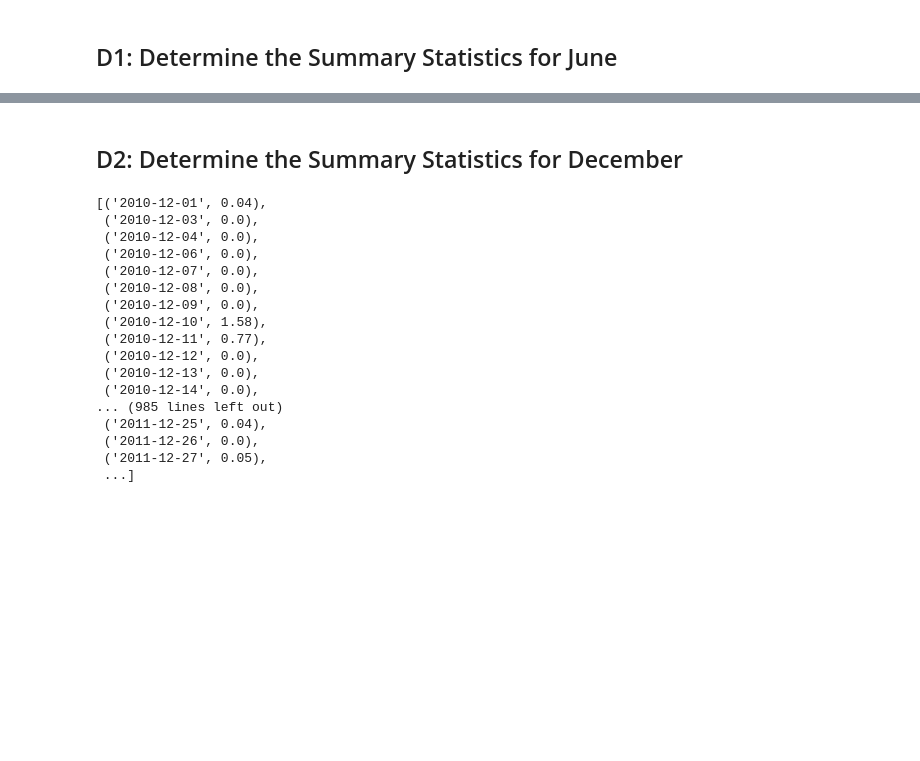
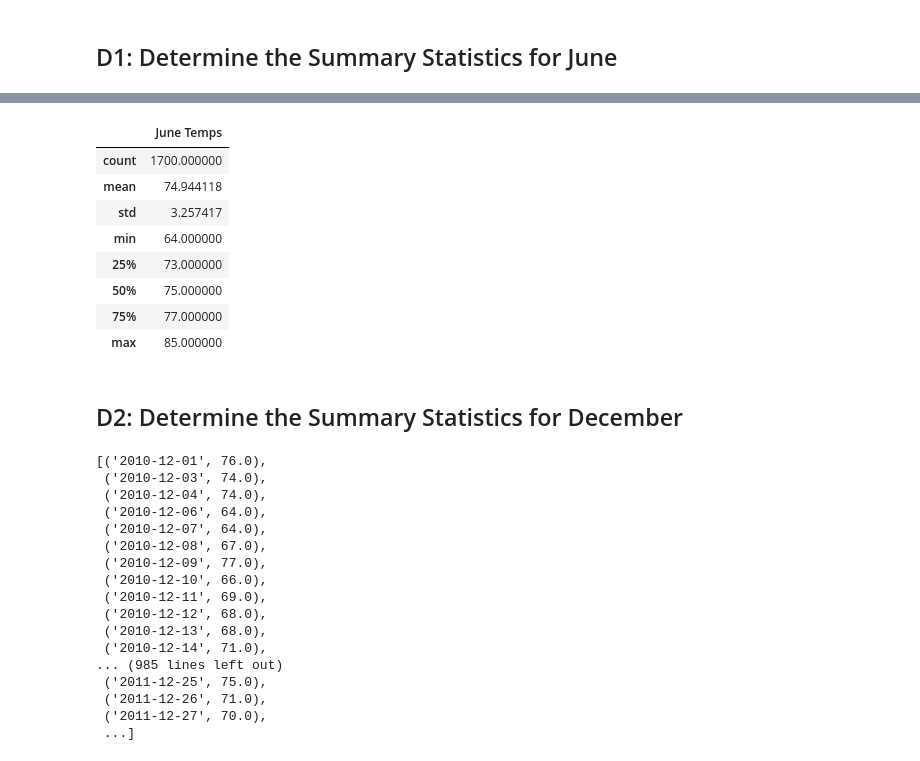
Before and after one commit to HartChrisT/surfs_up, a Jupyter notebook: SurfsUp_Challenge.ipynb, the cells around one changed output, grey strips where cells are left out. Saved outputs shown, nothing was run; the diff lists cells and outputs as text; code cells hidden in the pictures; blank space fills up the shorter version.

```diff
--- a/SurfsUp_Challenge.ipynb
+++ b/SurfsUp_Challenge.ipynb
@@ -50,5 +57,12 @@ session.query(Measurement.date, Measurement.prcp).\
  ...]
 # %%
 #  3. Convert the June temperatures to a list.
+june_list = []
+june_list = session.query(Measurement.date, Measurement.tobs).\
+    filter(func.strftime("%m", Measurement.date) == '06').all()
 # %%
 # 4. Create a DataFrame from the list of temperatures for the month of June.
+june_df  = pd.DataFrame(june_list, columns=['date','June Temps'])
+june_df.set_index(june_df['date'], inplace=True)
+june_df.sort_index()
+print(june_df.to_string(index=False))
@@ -55,28 +87,39 @@ session.query(Measurement.date, Measurement.prcp).\
 # %%
 # 5. Calculate and print out the summary statistics for the June temperature DataFrame.
+june_df.describe()
+# %% [output]
+|  | June Temps |
+| count | 1700.000000 |
+| mean | 74.944118 |
+| std | 3.257417 |
+| min | 64.000000 |
+| 25% | 73.000000 |
+| 50% | 75.000000 |
+| 75% | 77.000000 |
+| max | 85.000000 |
 # %% [markdown]
 ## D2: Determine the Summary Statistics for December
 # %%
 # 6. Write a query that filters the Measurement table to retrieve the temperatures for the month of December.
-session.query(Measurement.date, Measurement.prcp).\
+session.query(Measurement.date, Measurement.tobs).\
     filter(func.strftime("%m", Measurement.date) == '12').all()
 # %% [output]
-[('2010-12-01', 0.04),
- ('2010-12-03', 0.0),
- ('2010-12-04', 0.0),
- ('2010-12-06', 0.0),
- ('2010-12-07', 0.0),
- ('2010-12-08', 0.0),
- ('2010-12-09', 0.0),
- ('2010-12-10', 1.58),
- ('2010-12-11', 0.77),
- ('2010-12-12', 0.0),
- ('2010-12-13', 0.0),
- ('2010-12-14', 0.0),
+[('2010-12-01', 76.0),
+ ('2010-12-03', 74.0),
+ ('2010-12-04', 74.0),
+ ('2010-12-06', 64.0),
+ ('2010-12-07', 64.0),
+ ('2010-12-08', 67.0),
+ ('2010-12-09', 77.0),
+ ('2010-12-10', 66.0),
+ ('2010-12-11', 69.0),
+ ('2010-12-12', 68.0),
+ ('2010-12-13', 68.0),
+ ('2010-12-14', 71.0),
 ... (985 lines left out)
- ('2011-12-25', 0.04),
- ('2011-12-26', 0.0),
- ('2011-12-27', 0.05),
+ ('2011-12-25', 75.0),
+ ('2011-12-26', 71.0),
+ ('2011-12-27', 70.0),
  ...]
 # %%
 # 7. Convert the December temperatures to a list.
```
Also changed, not shown: parts of 7 cells of this notebook, 2 other files.
